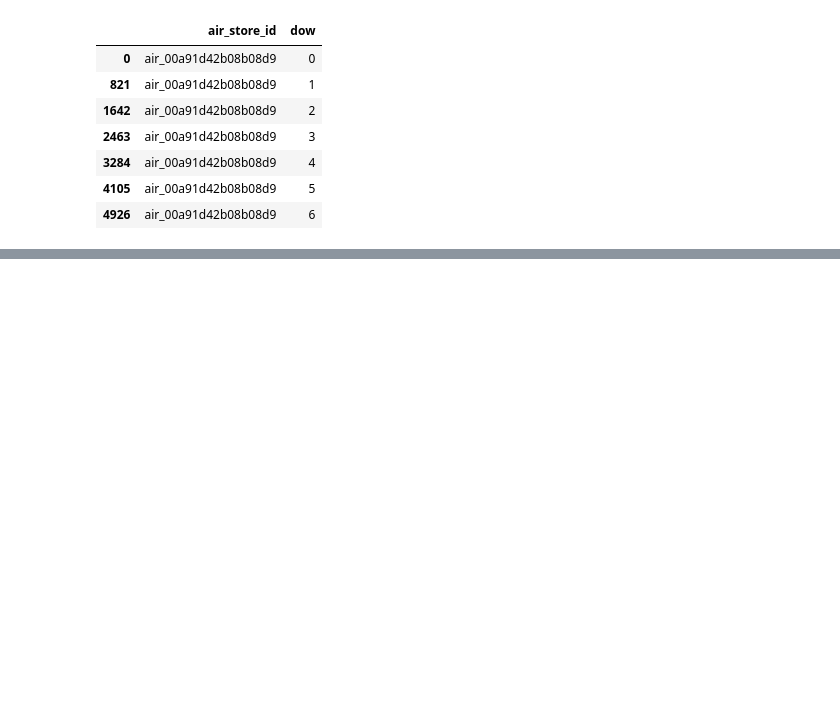
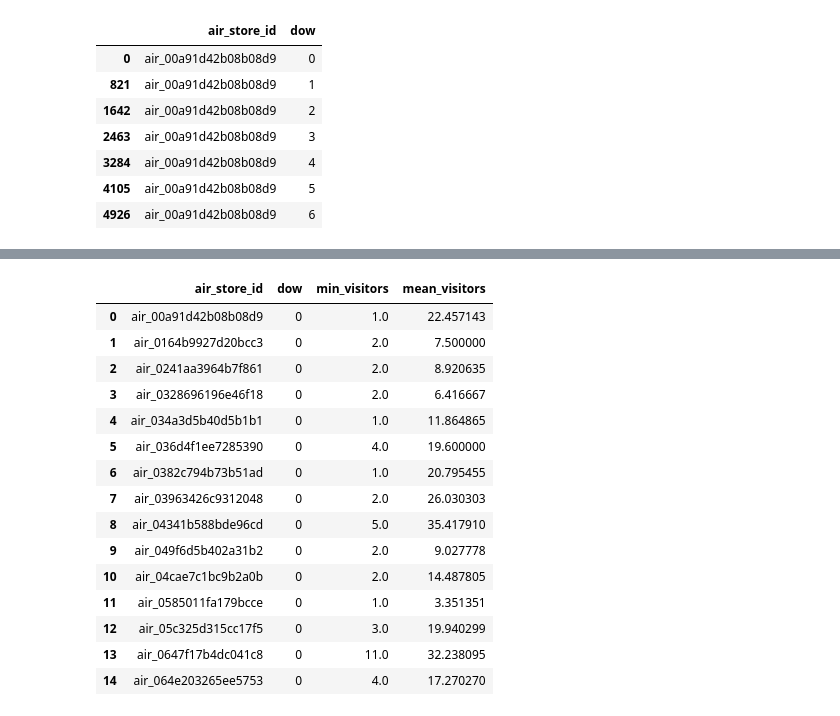
Before and after one commit to dongzhang84/Kaggle, a Jupyter notebook: Restaurant_Visitor_Forecasting/Visitor_forecasting_v2.ipynb, the cells around one changed output, grey strips where cells are left out. Cells and saved outputs as stored; diff of their text form; code cells hidden in the pictures; blank space fills up the shorter version.

```diff
--- a/Restaurant_Visitor_Forecasting/Visitor_forecasting_v2.ipynb
+++ b/Restaurant_Visitor_Forecasting/Visitor_forecasting_v2.ipynb
@@ -192,0 +204,5 @@ stores[stores.air_store_id == 'air_00a91d42b08b08d9']
+# %%
+#sure it can be compressed...
+tmp = df_av.groupby(['air_store_id','dow'], as_index=False)['visitors']\
+     .min().rename(columns={'visitors':'min_visitors'})
+stores = pd.merge(stores, tmp, how='left', on=['air_store_id','dow'])
@@ -192,0 +241,22 @@ stores[stores.air_store_id == 'air_00a91d42b08b08d9']
+# %%
+tmp = df_av.groupby(['air_store_id','dow'], as_index=False)['visitors']\
+      .mean().rename(columns={'visitors':'mean_visitors'})
+stores = pd.merge(stores, tmp, how='left', on=['air_store_id','dow'])
+stores.head(15)
+# %% [output]
+|  | air_store_id | dow | min_visitors | mean_visitors |
+| 0 | air_00a91d42b08b08d9 | 0 | 1.0 | 22.457143 |
+| 1 | air_0164b9927d20bcc3 | 0 | 2.0 | 7.500000 |
+| 2 | air_0241aa3964b7f861 | 0 | 2.0 | 8.920635 |
+| 3 | air_0328696196e46f18 | 0 | 2.0 | 6.416667 |
+| 4 | air_034a3d5b40d5b1b1 | 0 | 1.0 | 11.864865 |
+| 5 | air_036d4f1ee7285390 | 0 | 4.0 | 19.600000 |
+| 6 | air_0382c794b73b51ad | 0 | 1.0 | 20.795455 |
+| 7 | air_03963426c9312048 | 0 | 2.0 | 26.030303 |
+| 8 | air_04341b588bde96cd | 0 | 5.0 | 35.417910 |
+| 9 | air_049f6d5b402a31b2 | 0 | 2.0 | 9.027778 |
+| 10 | air_04cae7c1bc9b2a0b | 0 | 2.0 | 14.487805 |
+| 11 | air_0585011fa179bcce | 0 | 1.0 | 3.351351 |
+| 12 | air_05c325d315cc17f5 | 0 | 3.0 | 19.940299 |
+| 13 | air_0647f17b4dc041c8 | 0 | 11.0 | 32.238095 |
+| 14 | air_064e203265ee5753 | 0 | 4.0 | 17.270270 |
```
Also changed, not shown: parts of 28 cells of this notebook.
